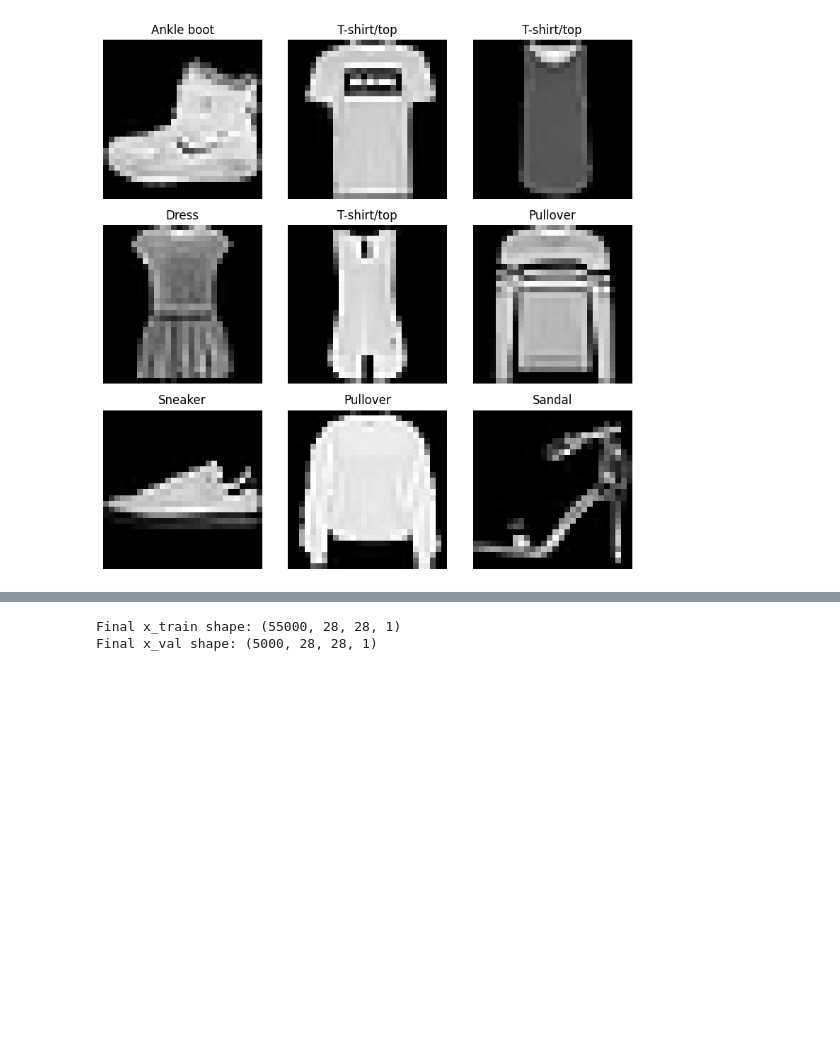
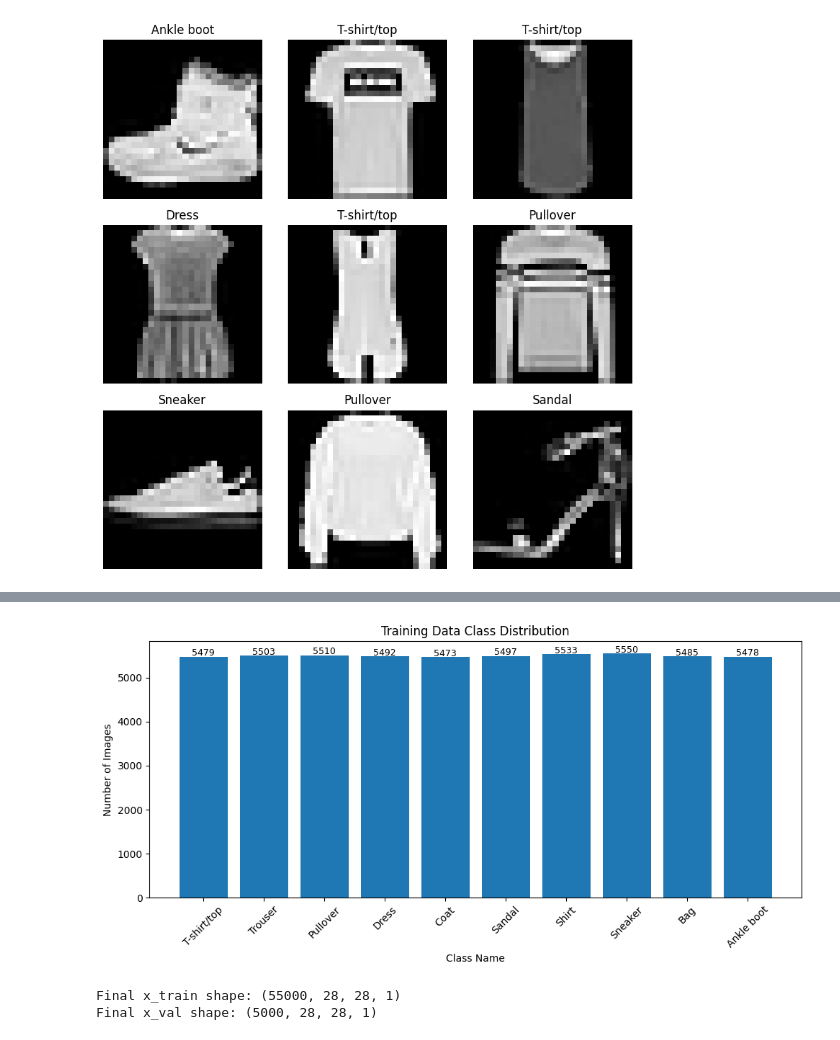
Before and after one commit to aroraneel/CNN-Project, a Jupyter notebook: Deep Convolutional Neural Network for Fashion-MNIST Image Classification/project.ipynb, the cells around one changed output, grey strips where cells are left out. Drawn from its saved outputs; the diff is of its cells as text; code cells hidden in the pictures; blank space fills up the shorter version.

```diff
--- a/Deep Convolutional Neural Network for Fashion-MNIST Image Classification/project.ipynb
+++ b/Deep Convolutional Neural Network for Fashion-MNIST Image Classification/project.ipynb
@@ -118,3 +191,29 @@ plt.show()
+# %%
+import matplotlib.pyplot as plt
+import numpy as np
+
+# Count number of samples per class
+class_counts = np.bincount(y_train)
+
+plt.figure(figsize=(10,5))
+
+bars = plt.bar(class_names, class_counts)
+
+# Add value labels on top of bars
+for bar in bars:
+    height = bar.get_height()
+    plt.text(bar.get_x() + bar.get_width()/2, height + 20,
+             str(height), ha='center', fontsize=9)
+
+plt.xlabel("Class Name")
+plt.ylabel("Number of Images")
+plt.title("Training Data Class Distribution")
+
+plt.xticks(rotation=45)
+plt.tight_layout()
+plt.show()
+# %% [output]
+[figure, added]
 # %%
 print("Final x_train shape:", x_train.shape)
 print("Final x_val shape:", x_val.shape)
```
Also changed, not shown: parts of 61 cells of this notebook, 1 other file.
